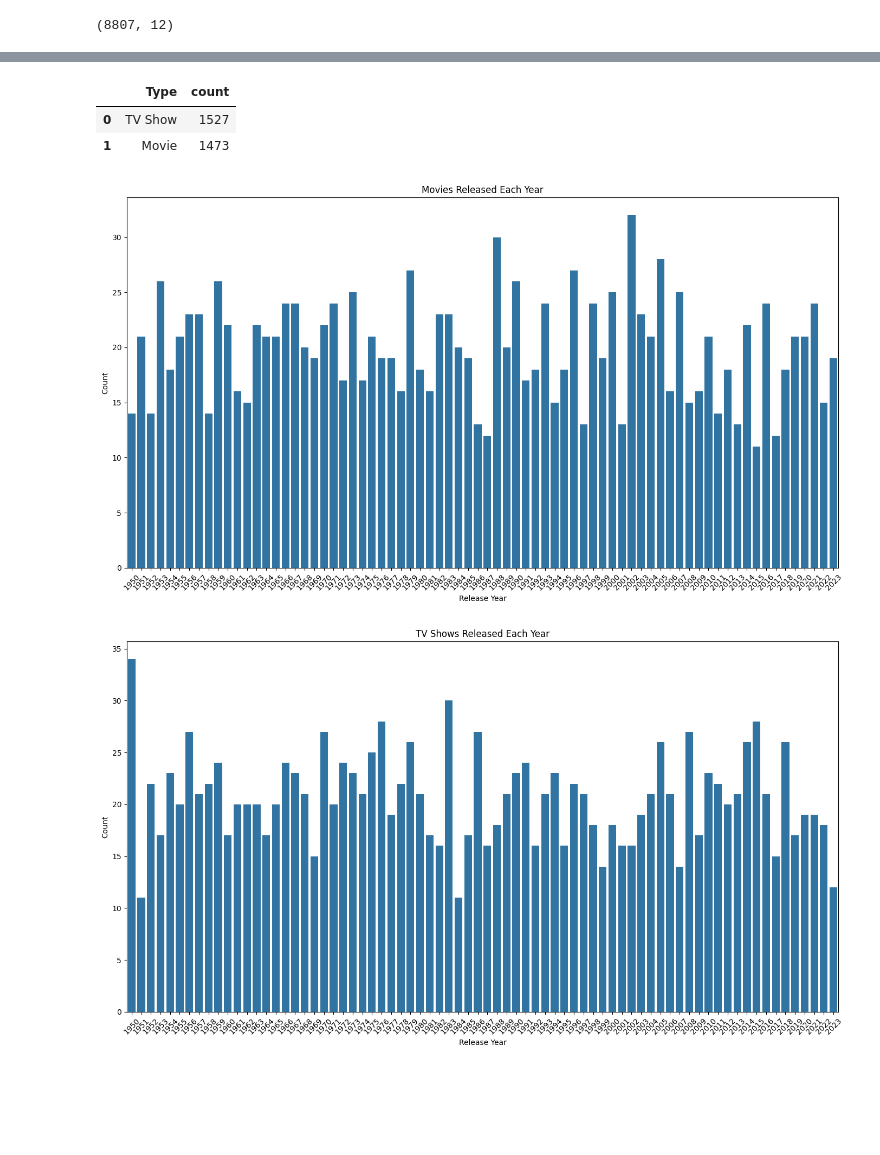
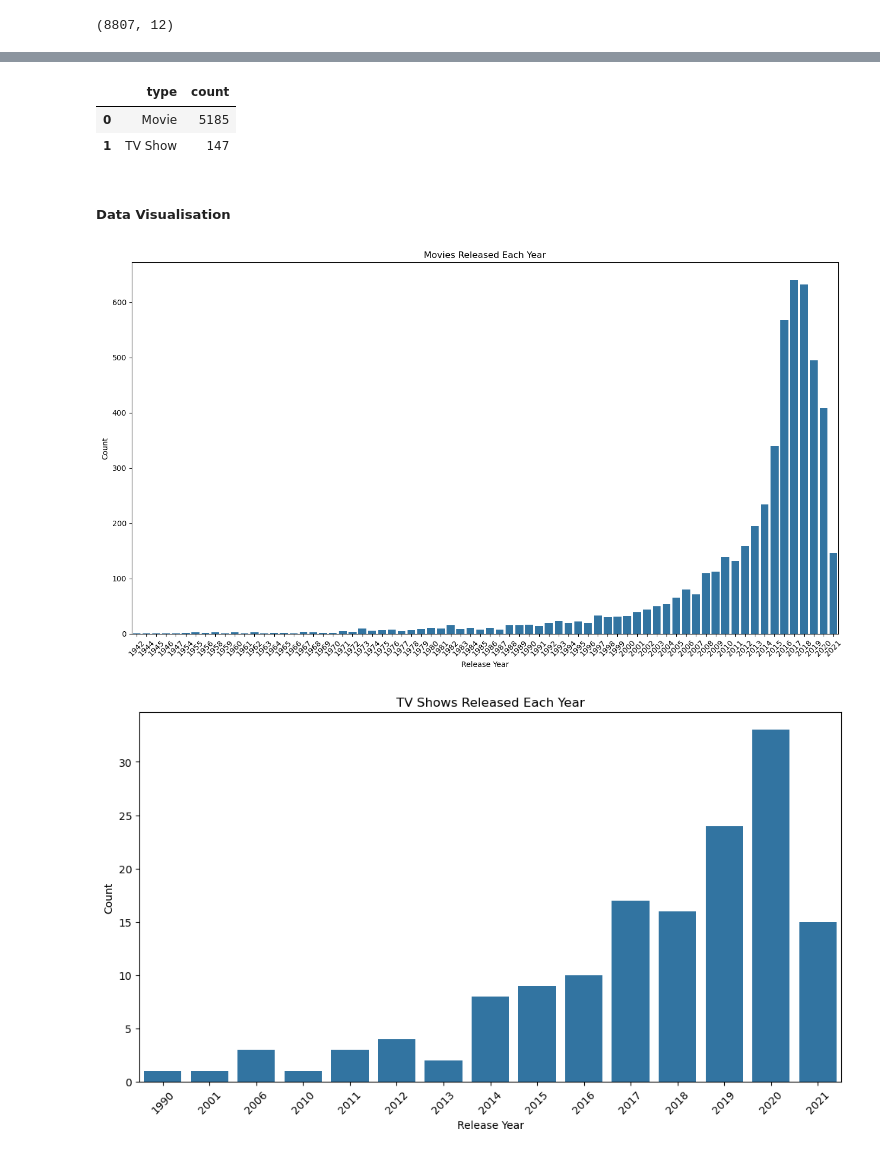
Before and after one commit to cathym20/Netflix-Movies-and-TV-Shows, a Jupyter notebook: movies.ipynb, the cells around one changed output, grey strips where cells are left out. Cells and saved outputs as stored; diff of their text form; code cells hidden in the pictures; blank space fills up the shorter version.

```diff
--- a/movies.ipynb
+++ b/movies.ipynb
@@ -25,0 +41,2 @@ data.shape
+# %%
+data = data.dropna(axis=0)
@@ -28,10 +128,12 @@ data.
+# %%
+data['date_added']=pd.to_datetime(data['date_added'],errors = 'coerce')
 # %%
 data.columns
-data['Numeric_Duration'] = data['Duration'].str.extract('(\d+)').astype(int)
-data['Movie_Duration'] = data.apply(lambda row: row['Numeric_Duration'] if row['Type'] == 'Movie' else None, axis=1)
+data['numeric_duration'] = data['duration'].str.extract('(\d+)').astype(int)
+data['movie_duration'] = data.apply(lambda row: row['numeric_duration'] if row['type'] == 'Movie' else None, axis=1)
 # %%
-data['Type'].value_counts().reset_index()
+data['type'].value_counts().reset_index()
 # %% [output]
-|  | Type | count |
-| 0 | TV Show | 1527 |
-| 1 | Movie | 1473 |
+|  | type | count |
+| 0 | Movie | 5185 |
+| 1 | TV Show | 147 |
@@ -38,25 +143,27 @@ data['Type'].value_counts().reset_index()
+# %% [markdown]
+##### Data Visualisation
 # %%
-show_data = data[data['Type']=='TV Show']
-movie_data = data[data['Type']=='Movie']
-histogram_movies = movie_data['Release Year'].value_counts().reset_index()
+show_data = data[data['type']=='TV Show']
+movie_data = data[data['type']=='Movie']
+histogram_movies = movie_data['release_year'].value_counts().reset_index()
 plt.figure(figsize=(14,8))
-sns.barplot(x='Release Year',y='count',data=histogram_movies)
+sns.barplot(x='release_year',y='count',data=histogram_movies)
 plt.xlabel('Release Year')
 plt.ylabel('Count')
 plt.title('Movies Released Each Year')
 plt.xticks(rotation = 45)
 plt.tight_layout()
 # %% [output]
-[figure, old version]
+[figure, new version]
 # %%
 #Histogram for the release year of shows
-show_histogram = show_data['Release Year'].value_counts().reset_index()
-plt.figure(figsize=(14,8))
-sns.barplot(x='Release Year',y='count',data=show_histogram)
+show_histogram = show_data['release_year'].value_counts().reset_index()
+plt.figure(figsize=(10,6))
+sns.barplot(x='release_year',y='count',data=show_histogram)
 plt.xlabel('Release Year')
 plt.ylabel('Count')
 plt.title('TV Shows Released Each Year')
 plt.xticks(rotation = 45)
 plt.tight_layout()
 # %% [output]
-[figure, old version]
+[figure, new version]
```
Also changed, not shown: parts of 33 cells of this notebook.
